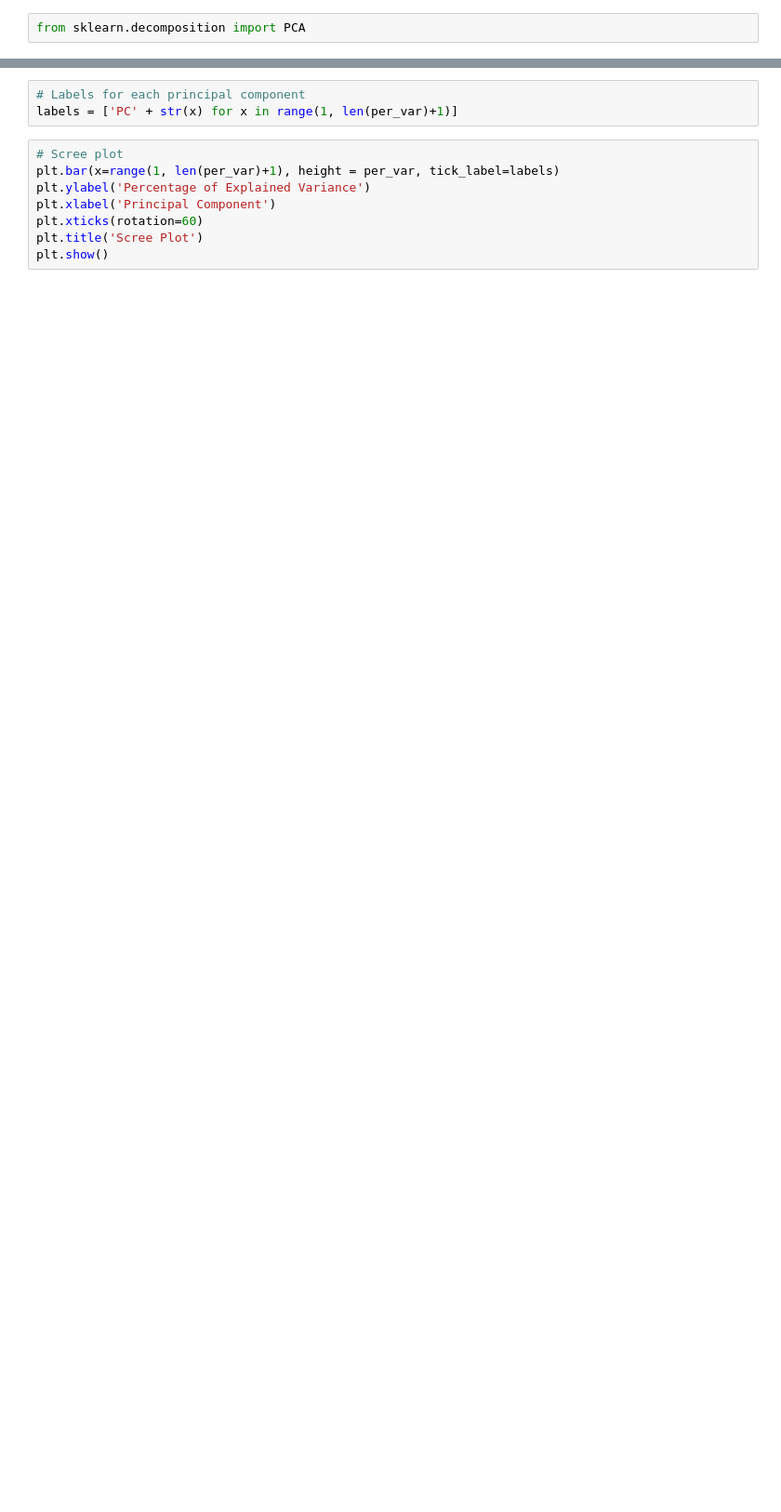
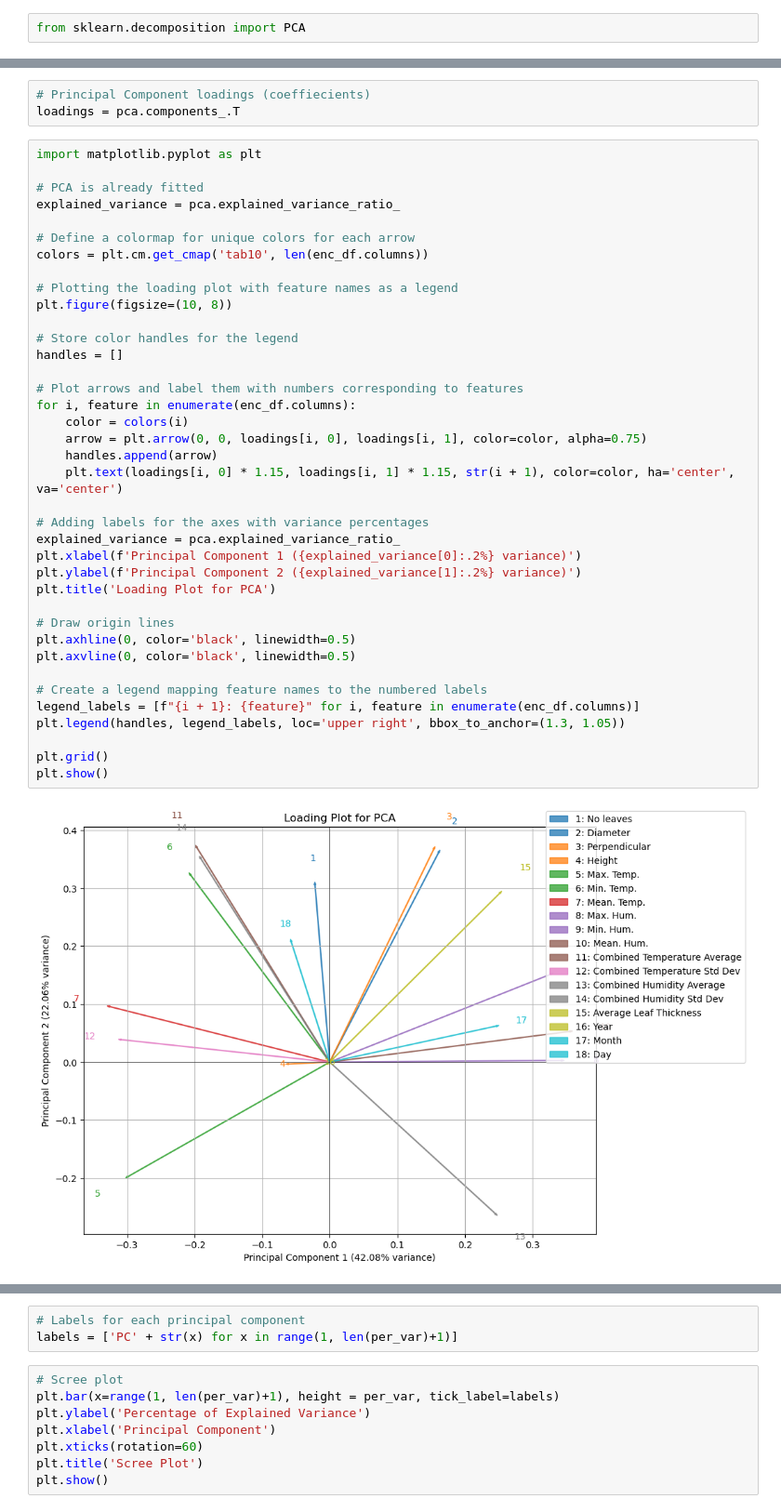
Before and after one commit to rodribro/TimeSeries, a Jupyter notebook: notebooks/eda.ipynb, the cells around one changed output, grey strips where cells are left out. Shown at 93% size. Saved outputs shown, nothing was run; the diff lists cells and outputs as text; blank space fills up the shorter version.

```diff
--- a/notebooks/eda.ipynb
+++ b/notebooks/eda.ipynb
@@ -485,2 +393,45 @@ array([2.78637256e-01, 1.95382590e-01, 1.74868180e-01, 8.88217383e-02,
+# %%
+# Principal Component loadings (coeffiecients)
+loadings = pca.components_.T
+# %%
+import matplotlib.pyplot as plt
+
+# PCA is already fitted
+explained_variance = pca.explained_variance_ratio_
+
+# Define a colormap for unique colors for each arrow
+colors = plt.cm.get_cmap('tab10', len(enc_df.columns))
+
+# Plotting the loading plot with feature names as a legend
+plt.figure(figsize=(10, 8))
+
+# Store color handles for the legend
+handles = []
+
+# Plot arrows and label them with numbers corresponding to features
+for i, feature in enumerate(enc_df.columns):
+    color = colors(i)
+    arrow = plt.arrow(0, 0, loadings[i, 0], loadings[i, 1], color=color, alpha=0.75)
+    handles.append(arrow)
+    plt.text(loadings[i, 0] * 1.15, loadings[i, 1] * 1.15, str(i + 1), color=color, ha='center', va='center')
+
+# Adding labels for the axes with variance percentages
+explained_variance = pca.explained_variance_ratio_
+plt.xlabel(f'Principal Component 1 ({explained_variance[0]:.2%} variance)')
+plt.ylabel(f'Principal Component 2 ({explained_variance[1]:.2%} variance)')
+plt.title('Loading Plot for PCA')
+
+# Draw origin lines
+plt.axhline(0, color='black', linewidth=0.5)
+plt.axvline(0, color='black', linewidth=0.5)
+
+# Create a legend mapping feature names to the numbered labels
+legend_labels = [f"{i + 1}: {feature}" for i, feature in enumerate(enc_df.columns)]
+plt.legend(handles, legend_labels, loc='upper right', bbox_to_anchor=(1.3, 1.05))
+
+plt.grid()
+plt.show()
+# %% [output]
+[figure, added]
 # %%
 # Calculate the percent of variation each principal coponent accounts for
```
Also changed, not shown: parts of 35 cells of this notebook.
